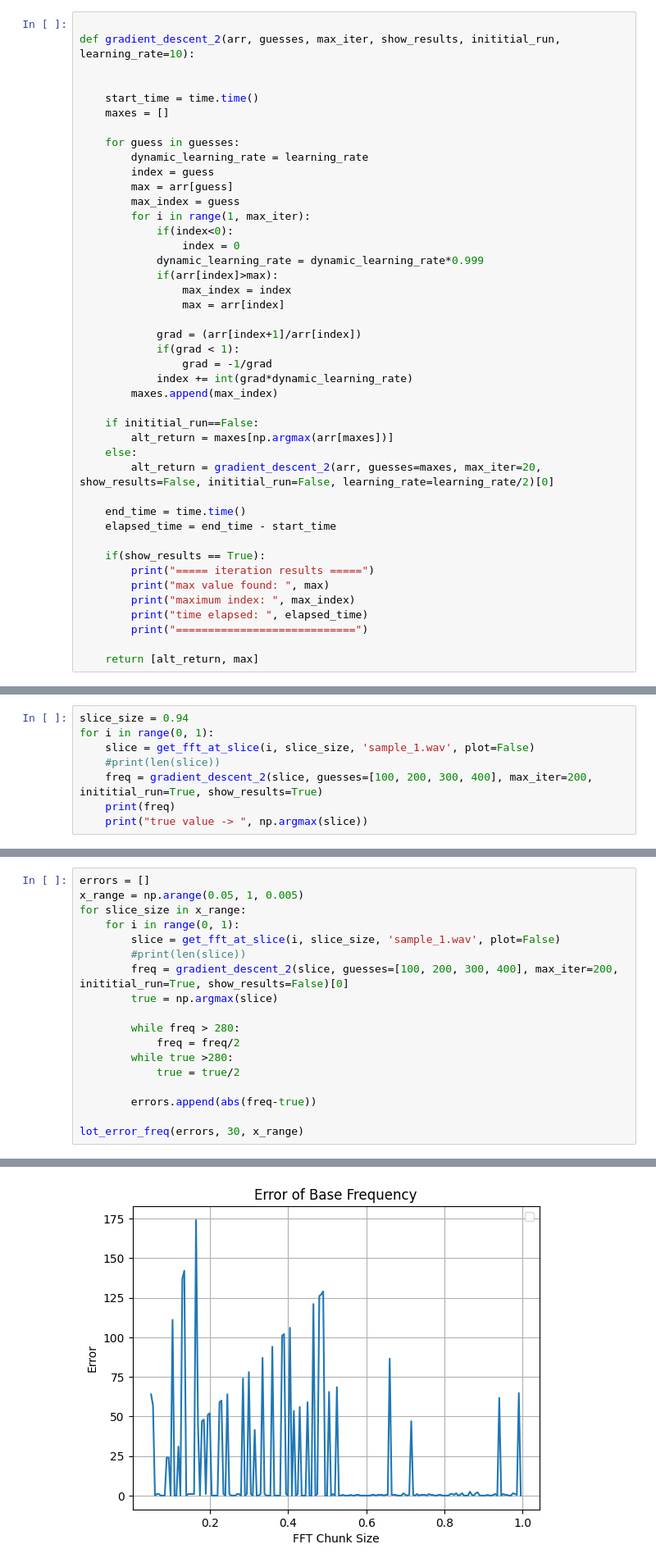
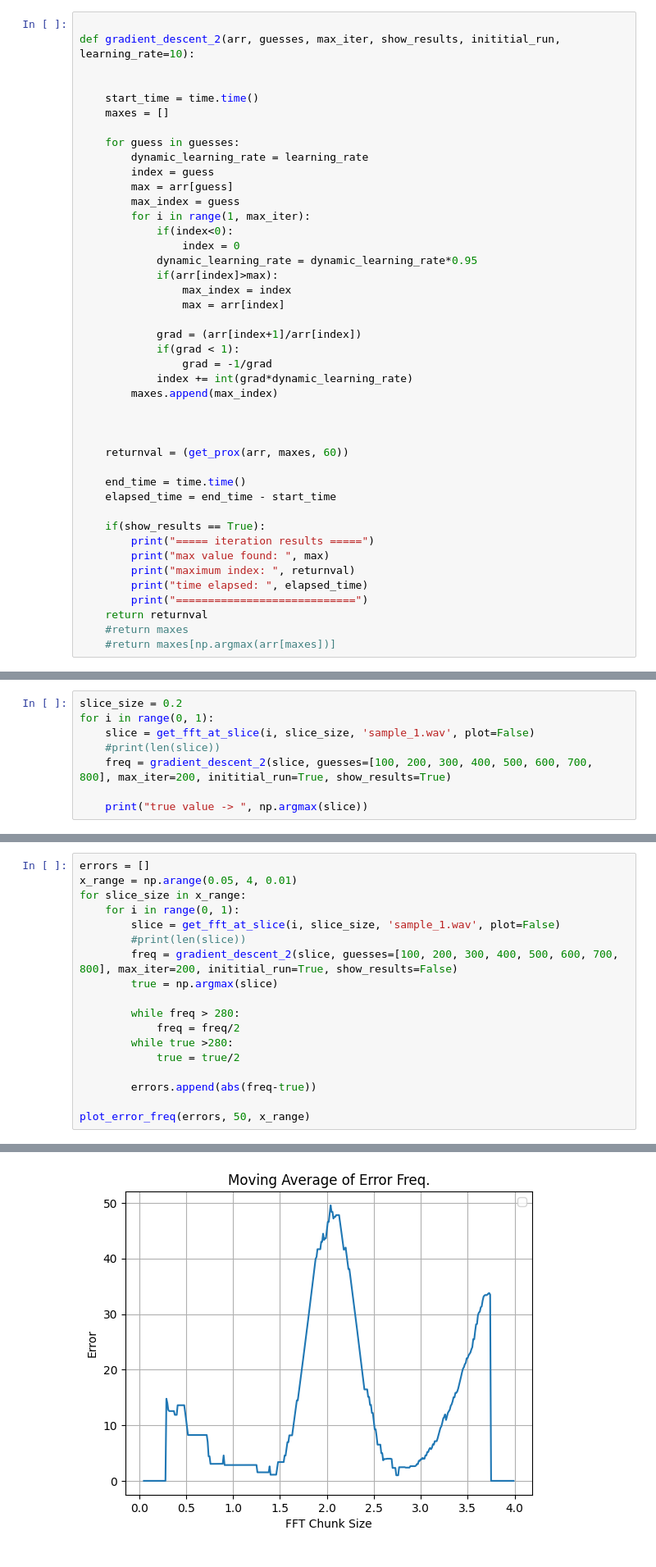
Before and after one commit to hudsonwg/numerical_analysis, a Jupyter notebook: project_demo.ipynb, the cells around one changed output, grey strips where cells are left out. Shown: that part at 82% size. Saved outputs shown, nothing was run; the diff lists cells and outputs as text.

```diff
--- a/project_demo.ipynb
+++ b/project_demo.ipynb
@@ -42,7 +42,7 @@ def gradient_descent_2(arr, guesses, max_iter, show_results, inititial_run, lear
         for i in range(1, max_iter):
             if(index<0):
                 index = 0
-            dynamic_learning_rate = dynamic_learning_rate*0.999
+            dynamic_learning_rate = dynamic_learning_rate*0.95
             if(arr[index]>max):
                 max_index = index
                 max = arr[index]
@@ -53,10 +53,9 @@ def gradient_descent_2(arr, guesses, max_iter, show_results, inititial_run, lear
             index += int(grad*dynamic_learning_rate)
         maxes.append(max_index)
 
-    if inititial_run==False:
-        alt_return = maxes[np.argmax(arr[maxes])]
-    else:
-        alt_return = gradient_descent_2(arr, guesses=maxes, max_iter=20, show_results=False, inititial_run=False, learning_rate=learning_rate/2)[0]
+
+
+    returnval = (get_prox(arr, maxes, 60))
 
     end_time = time.time()
     elapsed_time = end_time - start_time
@@ -64,11 +63,12 @@ def gradient_descent_2(arr, guesses, max_iter, show_results, inititial_run, lear
     if(show_results == True):
         print("===== iteration results =====")
         print("max value found: ", max)
-        print("maximum index: ", max_index)
+        print("maximum index: ", returnval)
         print("time elapsed: ", elapsed_time)
         print("============================")
-
-    return [alt_return, max]
+    return returnval
+    #return maxes
+    #return maxes[np.argmax(arr[maxes])]
 # %%
 def plot_error_freq(arr, window_size, x_values):
     moving_avg = np.convolve(arr, np.ones(window_size) / window_size, mode='valid')
@@ -110,10 +120,10 @@ def plot_errors(path):
 # %%
-slice_size = 0.94
+slice_size = 0.2
 for i in range(0, 1):
     slice = get_fft_at_slice(i, slice_size, 'sample_1.wav', plot=False)
     #print(len(slice))
-    freq = gradient_descent_2(slice, guesses=[100, 200, 300, 400], max_iter=200, inititial_run=True, show_results=True)
-    print(freq)
+    freq = gradient_descent_2(slice, guesses=[100, 200, 300, 400, 500, 600, 700, 800], max_iter=200, inititial_run=True, show_results=True)
+
     print("true value -> ", np.argmax(slice))
 # %% [output]
 ===== iteration results =====
@@ -126,24 +135,24 @@ true value ->  493
 # %%
 errors = []
-x_range = np.arange(0.05, 1, 0.005)
+x_range = np.arange(0.05, 4, 0.01)
 for slice_size in x_range:
     for i in range(0, 1):
         slice = get_fft_at_slice(i, slice_size, 'sample_1.wav', plot=False)
         #print(len(slice))
-        freq = gradient_descent_2(slice, guesses=[100, 200, 300, 400], max_iter=200, inititial_run=True, show_results=False)[0]
+        freq = gradient_descent_2(slice, guesses=[100, 200, 300, 400, 500, 600, 700, 800], max_iter=200, inititial_run=True, show_results=False)
         true = np.argmax(slice)
 
         while freq > 280:
             freq = freq/2
         while true >280:
             true = true/2
 
         errors.append(abs(freq-true))
 
-lot_error_freq(errors, 30, x_range)
+plot_error_freq(errors, 50, x_range)
 # %% [output]
 No artists with labels found to put in legend.  Note that artists whose label start with an underscore are ignored when legend() is called with no argument.
-[figure, old version]
+[figure, new version]
 # %%
 plot_errors("sample_1.wav")
 # %% [output]
```
Also changed, not shown: parts of 4 cells of this notebook.
